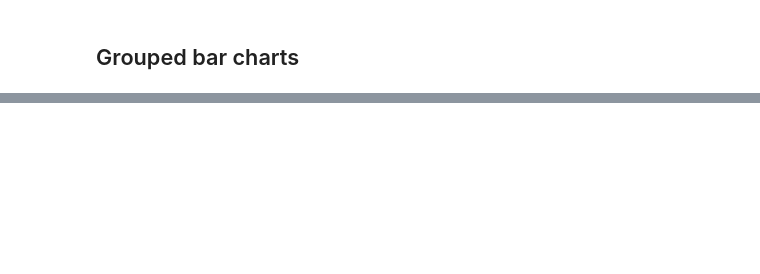
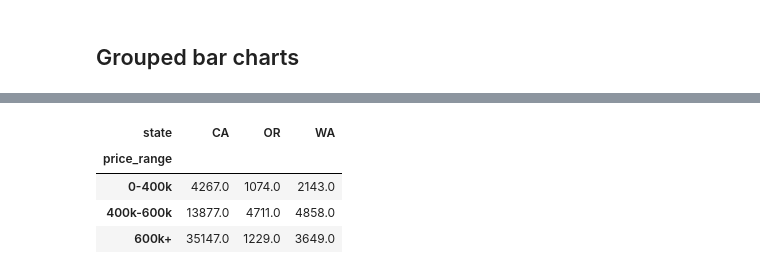
Before and after one commit to naruhikohama/dataviz-python, a Jupyter notebook: bar_charts_demo.ipynb, the cells around one changed output, grey strips where cells are left out. Cells and saved outputs as stored; diff of their text form; code cells hidden in the pictures; blank space fills up the shorter version.

```diff
--- a/bar_charts_demo.ipynb
+++ b/bar_charts_demo.ipynb
@@ -154,0 +217,8 @@ import seaborn as sns
+# %%
+ca_or
+# %% [output]
+| state | CA | OR | WA |
+| price_range |  |  |  |
+| 0-400k | 4267.0 | 1074.0 | 2143.0 |
+| 400k-600k | 13877.0 | 4711.0 | 4858.0 |
+| 600k+ | 35147.0 | 1229.0 | 3649.0 |
```
Also changed, not shown: parts of 7 cells of this notebook.
